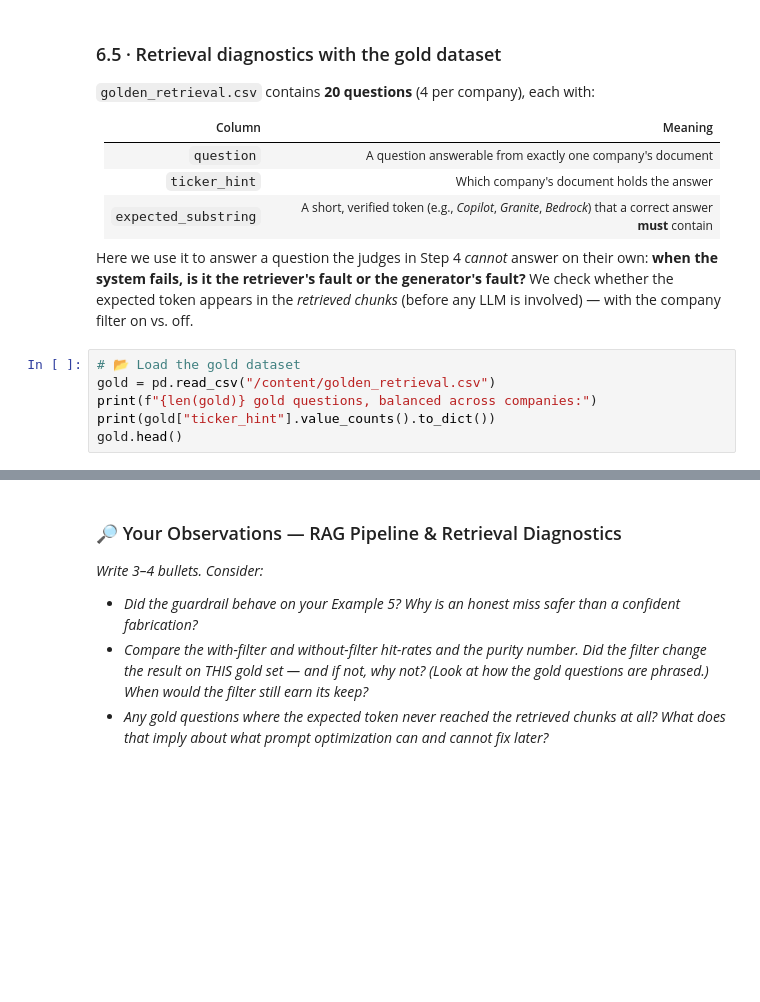
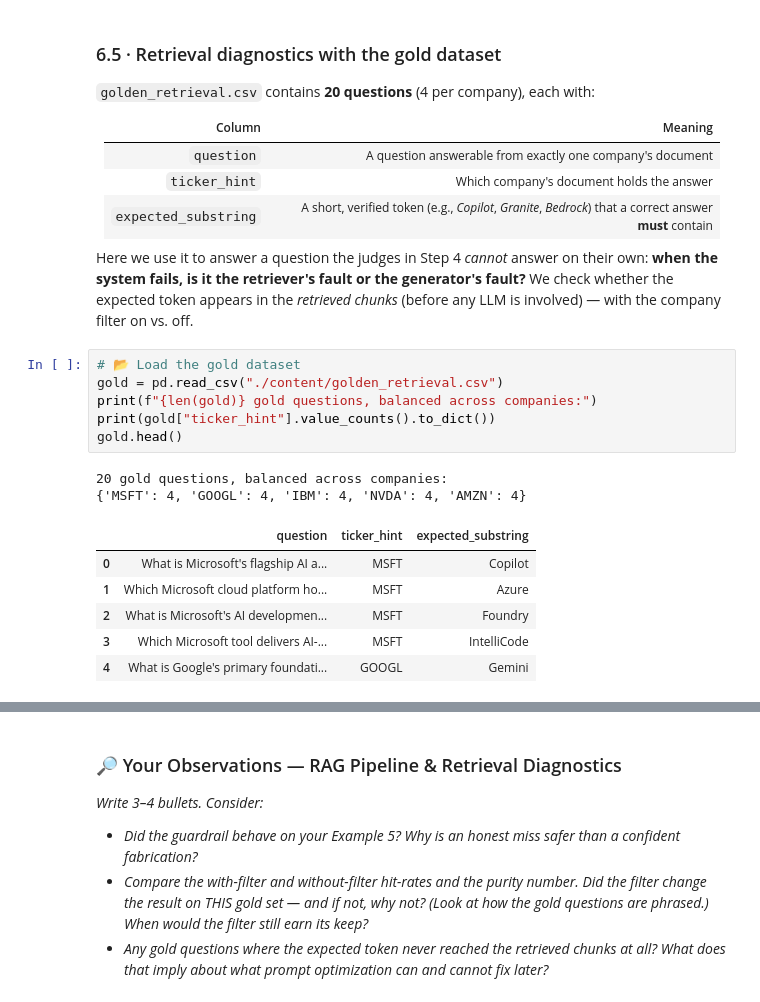
Before and after one commit to sallyman128/project1, a Jupyter notebook: DualLens_Analytics_Project_1_Learners_Notebook.ipynb, the cells around one changed output, grey strips where cells are left out. Cells and saved outputs as stored; diff of their text form; blank space fills up the shorter version.

```diff
--- a/DualLens_Analytics_Project_1_Learners_Notebook.ipynb
+++ b/DualLens_Analytics_Project_1_Learners_Notebook.ipynb
@@ -714,10 +744,19 @@ print(rag_answer("What was IBM's exact revenue in the third quarter of 2025?", c
 Here we use it to answer a question the judges in Step 4 *cannot* answer on their own: **when the system fails, is it the retriever's fault or the generator's fault?** We check whether the expected token appears in the *retrieved chunks* (before any LLM is involved) — with the company filter on vs. off.
 # %%
 # 📂 Load the gold dataset
-gold = pd.read_csv("/content/golden_retrieval.csv")
+gold = pd.read_csv("./content/golden_retrieval.csv")
 print(f"{len(gold)} gold questions, balanced across companies:")
 print(gold["ticker_hint"].value_counts().to_dict())
 gold.head()
+# %% [output]
+20 gold questions, balanced across companies:
+{'MSFT': 4, 'GOOGL': 4, 'IBM': 4, 'NVDA': 4, 'AMZN': 4}
+|  | question | ticker_hint | expected_substring |
+| 0 | What is Microsoft's flagship AI a... | MSFT | Copilot |
+| 1 | Which Microsoft cloud platform ho... | MSFT | Azure |
+| 2 | What is Microsoft's AI developmen... | MSFT | Foundry |
+| 3 | Which Microsoft tool delivers AI-... | MSFT | IntelliCode |
+| 4 | What is Google's primary foundati... | GOOGL | Gemini |
 # %%
 # ═══════════════════════════════════════════════════════════════════════════
 # 📝 YOUR TASK — Retrieval-only diagnostic: filter ON vs filter OFF
```
Also changed, not shown: parts of 17 cells of this notebook, 1 other file.
